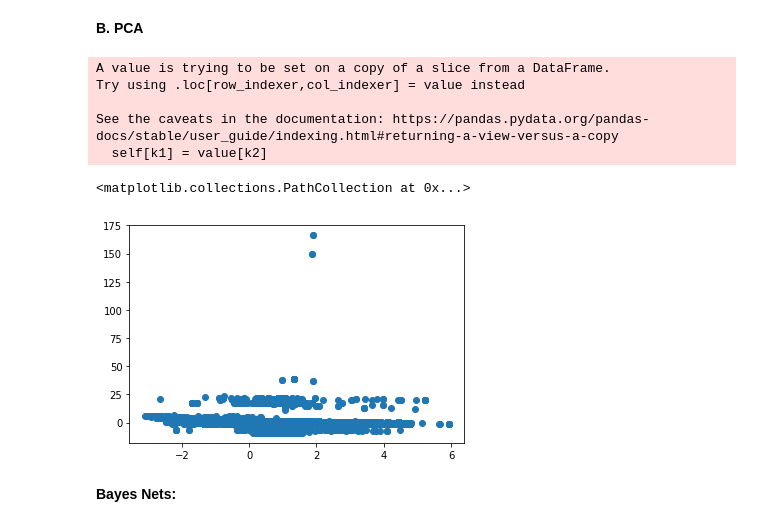
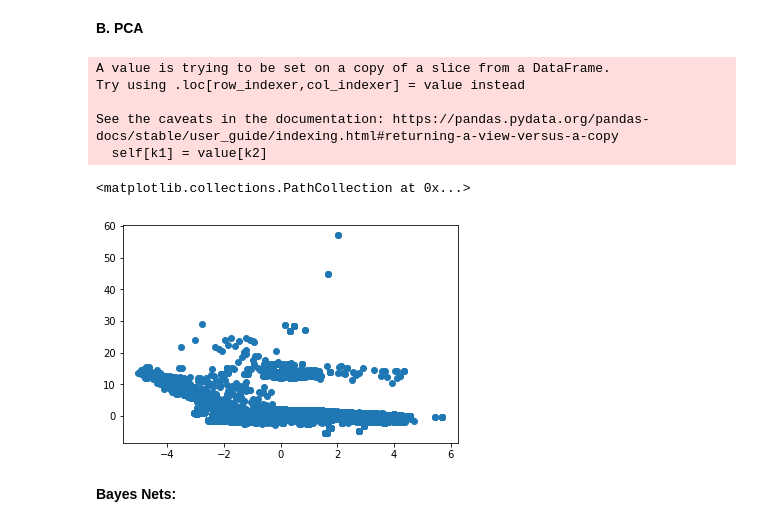
Before and after one commit to MariiaSamsonova/AIProject, a Jupyter notebook: Untitled.ipynb, the cells around one changed output. Saved outputs shown, nothing was run; the diff lists cells and outputs as text; code cells hidden in the pictures.

```diff
--- a/Untitled.ipynb
+++ b/Untitled.ipynb
@@ -557,3 +557,11 @@ def convert_outcome(x):
   return 1
 
 df['outcome'] = df['outcome'].apply(convert_outcome)
+# %%
+def convert_sex(x):
+  if x == 'male':
+    return 0
+  if x == 'female':
+    return 1
+
+df['sex'] = df['sex'].apply(convert_sex)
@@ -687,40 +671,42 @@ country_new.
 # %% [markdown]
 **B. PCA**
 # %%
-df_pca = df[['age',	'latitude',	'longitude',	'lives_in_Wuhan',	'reported_market_exposure',	'chronic_disease_binary',	'outcome',	'admin_id',	'travel_history_binary']]
+df_pca = df[['age',	'latitude',	'longitude',	'lives_in_Wuhan',	'reported_market_exposure',	'chronic_disease_binary',	'outcome',	'admin_id',	'travel_history_binary', 'sex']]
 
 from sklearn.preprocessing import StandardScaler
 
-t = df[['age',	'latitude',	'longitude',	'lives_in_Wuhan',	'reported_market_exposure',	'chronic_disease_binary',	'admin_id',	'travel_history_binary']]
-t[['lives_in_Wuhan',	'reported_market_exposure',	'chronic_disease_binary',	'travel_history_binary']] = t[['lives_in_Wuhan',	'reported_market_exposure',	'chronic_disease_binary',	'travel_history_binary']].fillna(t[['lives_in_Wuhan',	'reported_market_exposure',	'chronic_disease_binary',	'travel_history_binary']].mean())
-t[['age',	'latitude',	'longitude',	'admin_id']] = t[['age',	'latitude',	'longitude',	'admin_id']].fillna(t[['age',	'latitude',	'longitude',	'admin_id']].quantile(0.5))
+t = df[['age',	'latitude',	'longitude',	'lives_in_Wuhan',	'reported_market_exposure',	'chronic_disease_binary',	'admin_id',	'travel_history_binary', 'sex']]
+#fillna quantil(0.5)
+t[['lives_in_Wuhan',	'reported_market_exposure',	'chronic_disease_binary',	'travel_history_binary', 'sex']] = t[['lives_in_Wuhan',	'reported_market_exposure',	'chronic_disease_binary',	'travel_history_binary', 'sex']].fillna(t[['lives_in_Wuhan',	'reported_market_exposure',	'chronic_disease_binary',	'travel_history_binary', 'sex']].quantile(0.5))
+#fillna mean
+t[['age',	'latitude',	'longitude',	'admin_id']] = t[['age',	'latitude',	'longitude',	'admin_id']].fillna(t[['age',	'latitude',	'longitude',	'admin_id']].mean())
 
 
-features = ['age',	'latitude',	'longitude',	'lives_in_Wuhan',	'reported_market_exposure',	'chronic_disease_binary',	'admin_id',	'travel_history_binary']
+features = ['age',	'latitude',	'longitude',	'lives_in_Wuhan',	'reported_market_exposure',	'chronic_disease_binary',	'admin_id',	'travel_history_binary', 'sex']
 x = t.loc[:, features].values
 y = df.loc[:, ['outcome']].values
 
 x = StandardScaler().fit_transform(x)
 
 from sklearn.decomposition import PCA
 pca = PCA(n_components=2)
 principalComponents = pca.fit_transform(x)
 principalDataframe = pd.DataFrame(data = principalComponents, columns = ['PC1', 'PC2'])
 
 targetDataframe = df['outcome']
 
 import matplotlib.pyplot as plt
 
 newDataframe = pd.concat([principalDataframe, targetDataframe], axis =1)
 plt.scatter(principalDataframe.PC1, principalDataframe.PC2)
 # %% [output]
 A value is trying to be set on a copy of a slice from a DataFrame.
 Try using .loc[row_indexer,col_indexer] = value instead
 
 See the caveats in the documentation: https://pandas.pydata.org/pandas-docs/stable/user_guide/indexing.html#returning-a-view-versus-a-copy
   self[k1] = value[k2]
 <matplotlib.collections.PathCollection at 0x...>
-[figure, old version]
+[figure, new version]
 # %% [markdown]
 **Bayes Nets:**
 # %% [markdown]
```
Also changed, not shown: parts of 20 cells of this notebook.
